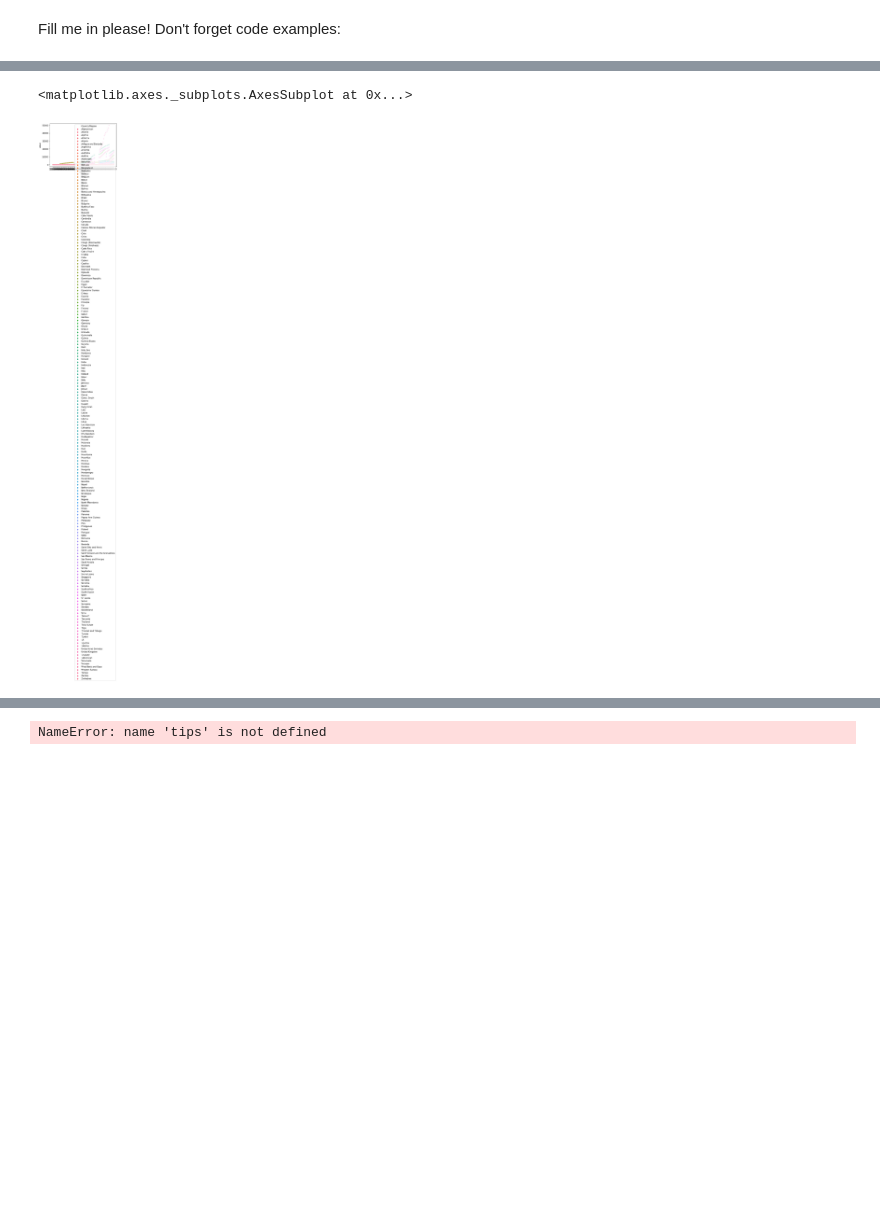
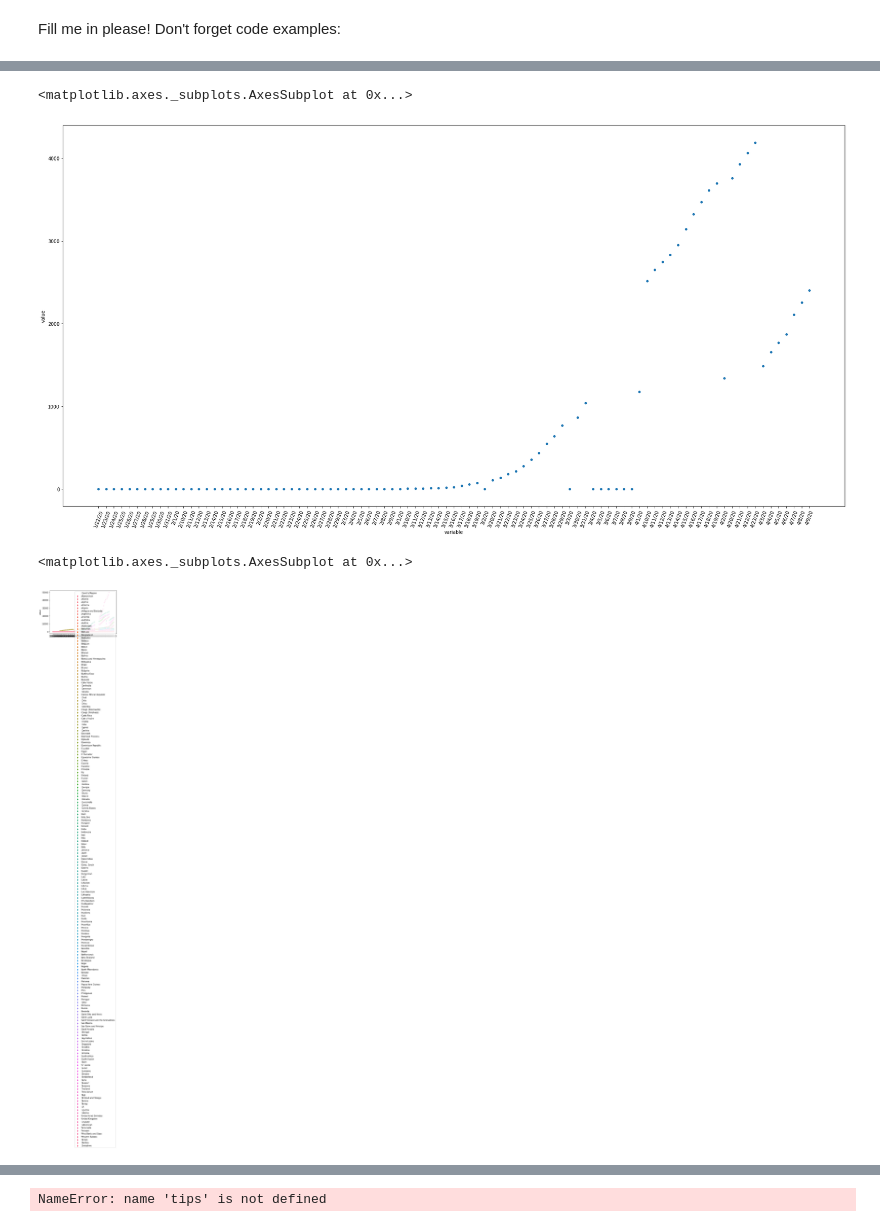
Before and after one commit to takotab/turbolamp, a Jupyter notebook: nbs/index.ipynb, the cells around one changed output, grey strips where cells are left out. Drawn from its saved outputs; the diff is of its cells as text; code cells hidden in the pictures; blank space fills up the shorter version.

```diff
--- a/nbs/index.ipynb
+++ b/nbs/index.ipynb
@@ -26,5 +26,6 @@ data = pd.read_csv("https://raw.githubusercontent.com/CSSEGISandData/COVID-19/ma
 data = data.drop(columns=["Lat", "Long"])
 data = data.melt(id_vars= ["Province/State", "Country/Region"])
 data = pd.DataFrame(data.groupby(['Country/Region', "variable"]).sum())
-data
+data = data.reset_index()
+set(data['Country/Region'])
 # %% [output]
@@ -66,0 +52,3 @@ data_pwt.tail(50)
+# %%
+data_nl = data[data['Country/Region'] == "Netherlands"]
+data_nl
@@ -67,8 +69,15 @@ data_pwt.tail(50)
+# %%
+plt.subplots(figsize = (30,15))
+plt.xticks(rotation=70)
+sns.scatterplot(data = data_nl, x='variable', y = 'value',)
+# %% [output]
+<matplotlib.axes._subplots.AxesSubplot at 0x...>
+[figure, added]
 # %%
 data = data.reset_index()
 sns.scatterplot(data = data, x = 'variable', y= 'value', hue='Country/Region')
 # %% [output]
 <matplotlib.axes._subplots.AxesSubplot at 0x...>
-[figure, old version]
+[figure, new version]
 # %%
 g = sns.FacetGrid(data, col="Country/Region")
```
Also changed, not shown: parts of 4 cells of this notebook.
